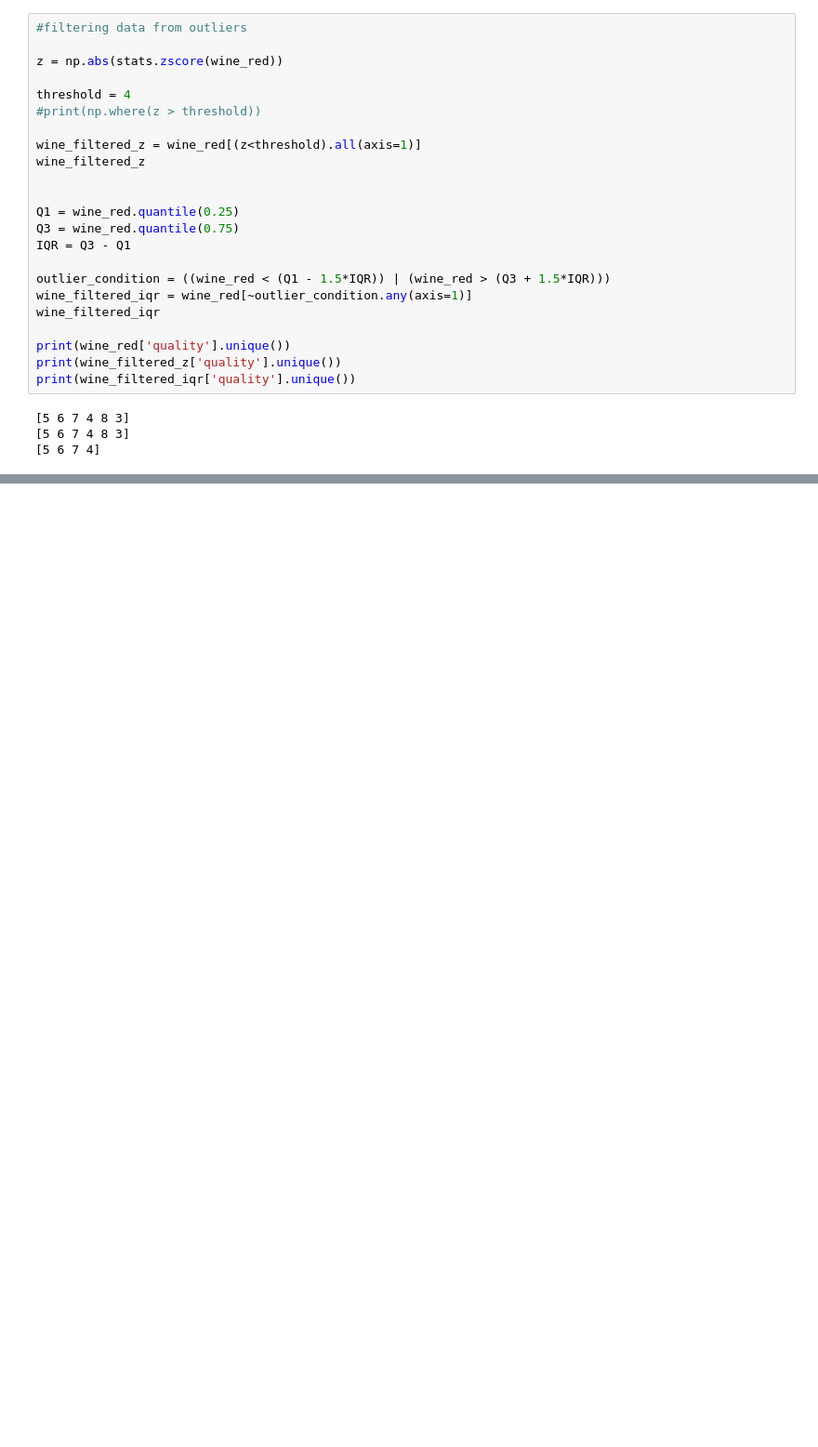
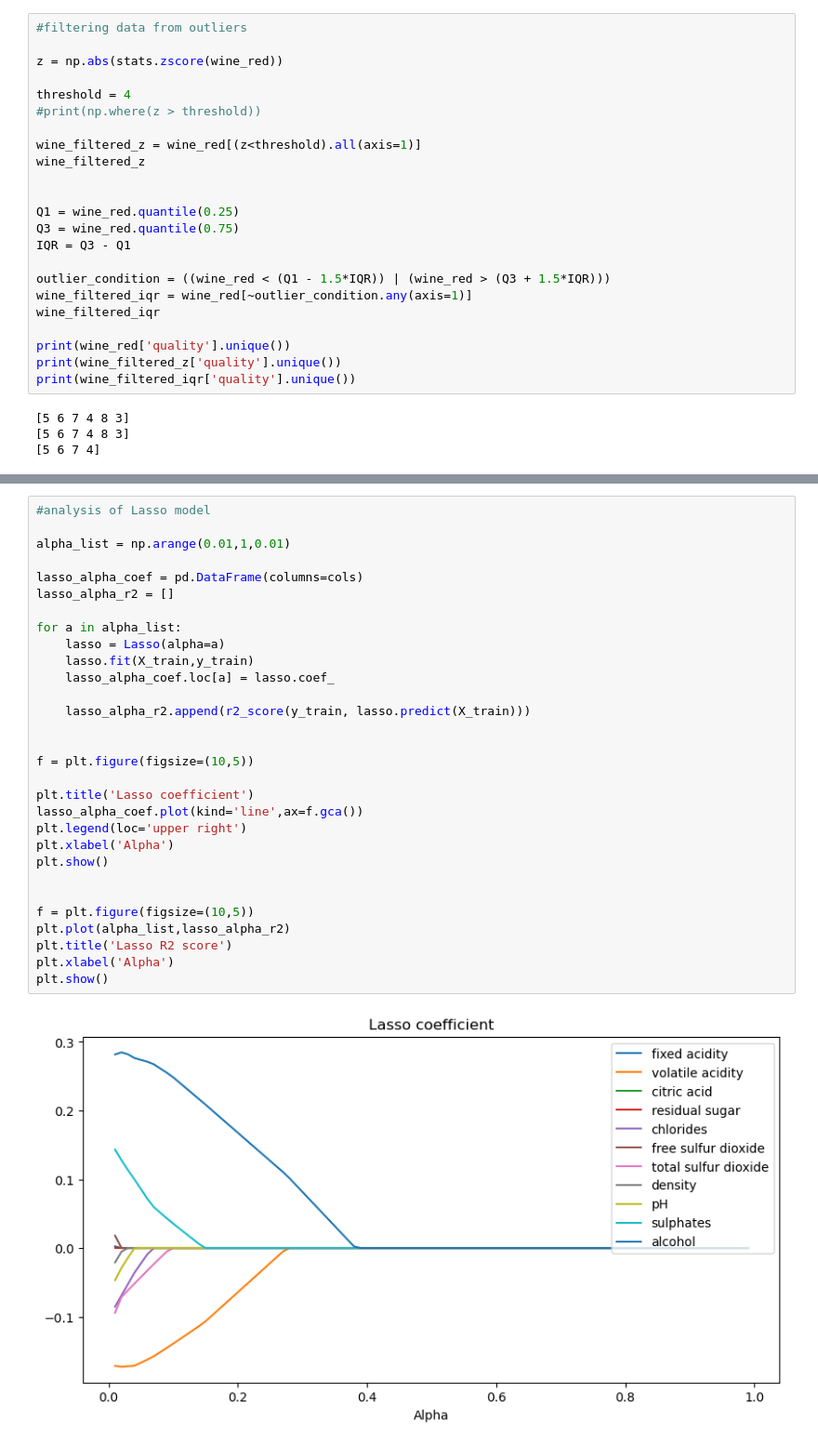
Before and after one commit to molendaa/python_ml_ex, a Jupyter notebook: ml_linearRegression_implementation.ipynb, the cells around one changed output, grey strips where cells are left out. Shown: that part at 93% size. Cells and saved outputs as stored; diff of their text form; blank space fills up the shorter version.

Commit message:
New ex. (ransac, lasso, ridge, enet)

```diff
--- a/ml_linearRegression_implementation.ipynb
+++ b/ml_linearRegression_implementation.ipynb
@@ -215,0 +265,32 @@ print(np.count_nonzero(np.rint(y_pred) == y_test)/len(y_test))
+# %%
+#analysis of Lasso model
+
+alpha_list = np.arange(0.01,1,0.01)
+
+lasso_alpha_coef = pd.DataFrame(columns=cols)
+lasso_alpha_r2 = []
+
+for a in alpha_list:
+    lasso = Lasso(alpha=a)
+    lasso.fit(X_train,y_train)
+    lasso_alpha_coef.loc[a] = lasso.coef_
+
+    lasso_alpha_r2.append(r2_score(y_train, lasso.predict(X_train)))
+
+
+f = plt.figure(figsize=(10,5))
+
+plt.title('Lasso coefficient')
+lasso_alpha_coef.plot(kind='line',ax=f.gca())
+plt.legend(loc='upper right')
+plt.xlabel('Alpha')
+plt.show()
+
+
+f = plt.figure(figsize=(10,5))
+plt.plot(alpha_list,lasso_alpha_r2)
+plt.title('Lasso R2 score')
+plt.xlabel('Alpha')
+plt.show()
+# %% [output]
+[figure, added]
```
Also changed, not shown: parts of 9 cells of this notebook, 1 other file.
